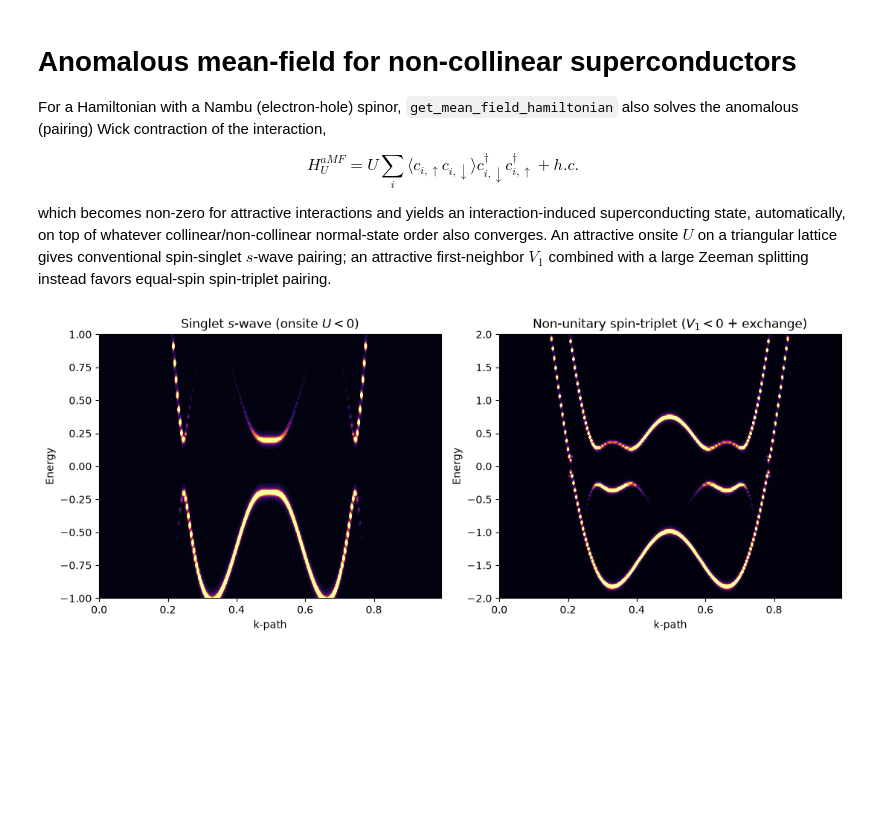
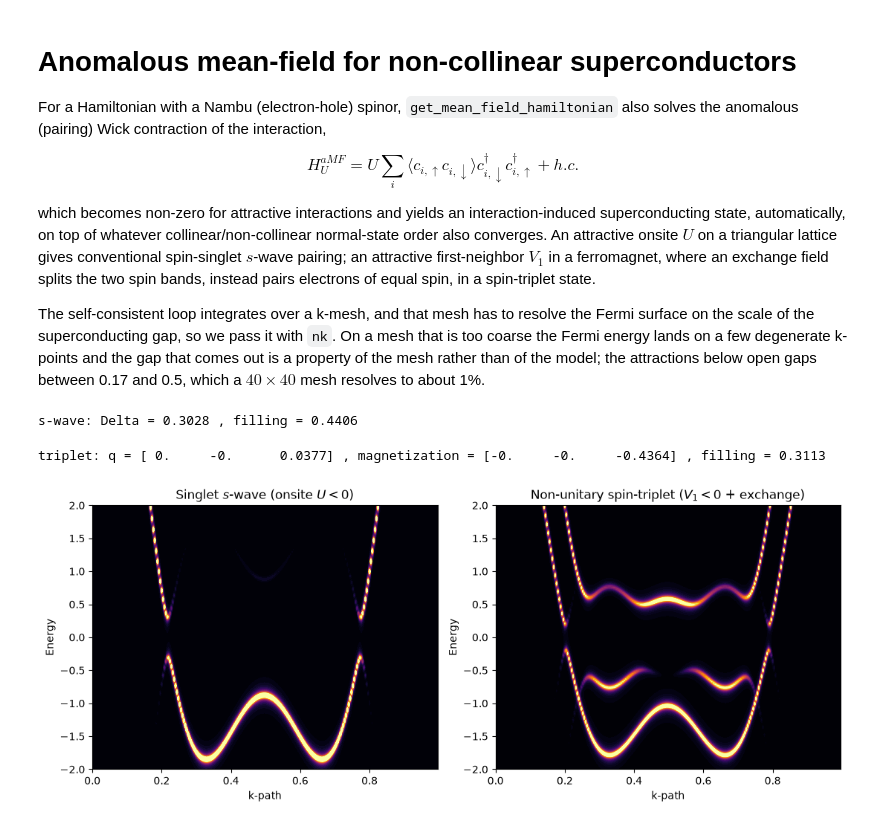
Before and after one commit to joselado/pyqula, a Jupyter notebook: jupyter-notebooks/functionalities/interacting_mean_field_hamiltonians/04_anomalous_mf_sc.ipynb, the cells around one changed output. Cells and saved outputs as stored; diff of their text form; code cells hidden in the pictures; blank space fills up the shorter version.

```diff
--- a/jupyter-notebooks/functionalities/interacting_mean_field_hamiltonians/04_anomalous_mf_sc.ipynb
+++ b/jupyter-notebooks/functionalities/interacting_mean_field_hamiltonians/04_anomalous_mf_sc.ipynb
@@ -11,8 +11,14 @@ $$
 which becomes non-zero for attractive interactions and yields an interaction-induced superconducting
 state, automatically, on top of whatever collinear/non-collinear normal-state order also converges.
 An attractive onsite $U$ on a triangular lattice gives conventional spin-singlet $s$-wave pairing; an
-attractive first-neighbor $V_1$ combined with a large Zeeman splitting instead favors equal-spin
-spin-triplet pairing.
+attractive first-neighbor $V_1$ in a ferromagnet, where an exchange field splits the two spin bands,
+instead pairs electrons of equal spin, in a spin-triplet state.
+
+The self-consistent loop integrates over a k-mesh, and that mesh has to resolve the Fermi surface on
+the scale of the superconducting gap, so we pass it with `nk`. On a mesh that is too coarse the
+Fermi energy lands on a few degenerate k-points and the gap that comes out is a property of the mesh
+rather than of the model; the attractions below open gaps between 0.17 and 0.5, which a $40\times40$
+mesh resolves to about 1%.
 # %%
 # Add the root path of the pyqula library
 import os ; import sys
@@ -21,7 +27,7 @@ sys.path.append(os.getcwd()+"/../../../src")
 import numpy as np
 import matplotlib.pyplot as plt
 from pyqula import geometry
-def kdos_grid(h,es,nk):
+def kdos_grid(h,es,nk,delta=0.03):
     """get_kdos_bands returns 3 flat arrays (k-fraction, energy, dos),
     energies varying fastest -- reshape into a (nk,len(es)) grid for contourf.
     A few (k,e) grid points can land almost exactly on a sharp Bogoliubov
@@ -29,35 +35,45 @@ def kdos_grid(h,es,nk):
     spectral weight; clipping the colorscale at a high percentile (rather
     than the raw max) keeps the dispersive bands visible instead of being
     washed out by those rare spikes -- the same trick pyqula's own examples
-    use (e.g. examples/2d/kdos_and_ribbon, examples/2d/kdos_edge_TSC)."""
-    kx,ky,d = h.get_kdos_bands(operator="electron",nk=nk,energies=es)
+    use (e.g. examples/2d/kdos_and_ribbon, examples/2d/kdos_edge_TSC).
+    The broadening delta is larger than the energy step, so that each band
+    is drawn as a continuous line."""
+    kx,ky,d = h.get_kdos_bands(operator="electron",nk=nk,energies=es,delta=delta)
     return np.unique(kx), es, d.reshape(nk,len(es)).T
 
 # singlet s-wave superconductivity from attractive onsite U
 g = geometry.triangular_lattice()
 h = g.get_hamiltonian()
 h.setup_nambu_spinor()
-h = h.get_mean_field_hamiltonian(U=-1.0,filling=0.15,mf="swave")
-es_s = np.linspace(-1.0,1.0,120)
+h = h.get_mean_field_hamiltonian(U=-2.0,filling=0.45,mf="swave",nk=40) # nk=40 resolves the gap
+print("s-wave: Delta =",np.round(np.abs(h.extract("swave")[0]),4), # order parameter
+      ", filling =",np.round(h.get_filling(nk=40),4)) # we asked for 0.45
+es_s = np.linspace(-2.0,2.0,200)
 x_s,y_s,d_s = kdos_grid(h,es_s,250)
+# %% [output]
+s-wave: Delta = 0.3028 , filling = 0.4406
 # %%
 # non-unitary spin-triplet superconductivity from an exchange field + attractive V1
 g2 = geometry.triangular_lattice()
 h2 = g2.get_hamiltonian()
 h2.add_exchange([0.,0.,1.])
 h2.setup_nambu_spinor()
-h2 = h2.get_mean_field_hamiltonian(V1=-1.0,filling=0.3,mf="random")
-es_t = np.linspace(-2.0,2.0,150)
+h2 = h2.get_mean_field_hamiltonian(V1=-1.5,filling=0.3,mf="random",nk=40)
+print("triplet: q =",np.round(h2.get_dvector_non_unitarity(nk=40)[0],4), # pair spin
+      ", magnetization =",np.round(h2.get_magnetization(nk=40)[0],4),
+      ", filling =",np.round(h2.get_filling(nk=40),4)) # we asked for 0.3
+es_t = np.linspace(-2.0,2.0,200)
 x_t,y_t,d_t = kdos_grid(h2,es_t,250)
 
 fig,axs = plt.subplots(1,2,figsize=(11,4.5))
 axs[0].contourf(x_s,y_s,d_s,levels=100,cmap="inferno",vmax=np.percentile(d_s,99))
 axs[0].set_title("Singlet $s$-wave (onsite $U<0$)")
 axs[0].set_xlabel("k-path") ; axs[0].set_ylabel("Energy")
 axs[1].contourf(x_t,y_t,d_t,levels=100,cmap="inferno",vmax=np.percentile(d_t,99))
 axs[1].set_title("Non-unitary spin-triplet ($V_1<0$ + exchange)")
 axs[1].set_xlabel("k-path") ; axs[1].set_ylabel("Energy")
 plt.tight_layout()
 plt.show()
 # %% [output]
+triplet: q = [ 0.     -0.      0.0377] , magnetization = [-0.     -0.     -0.4364] , filling = 0.3113
-[figure, old version]
+[figure, new version]
```
Also changed, not shown: parts of 2 cells of this notebook, 10 other files.
